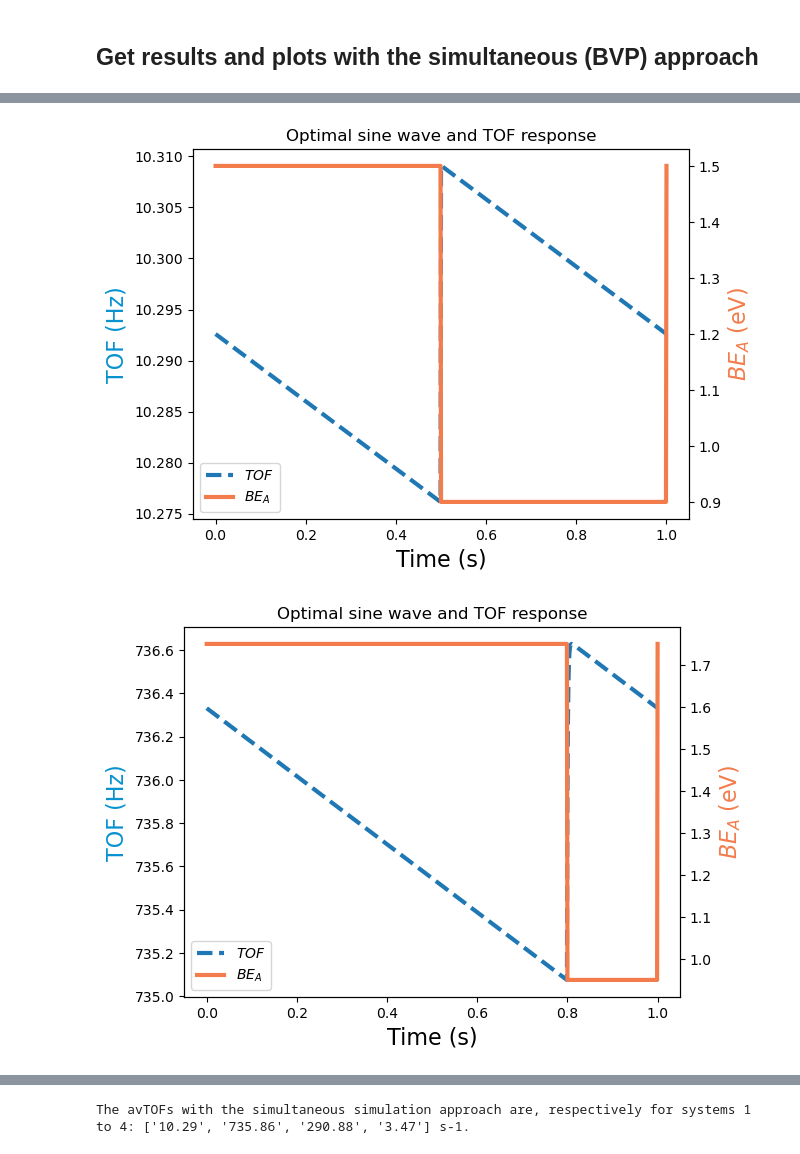
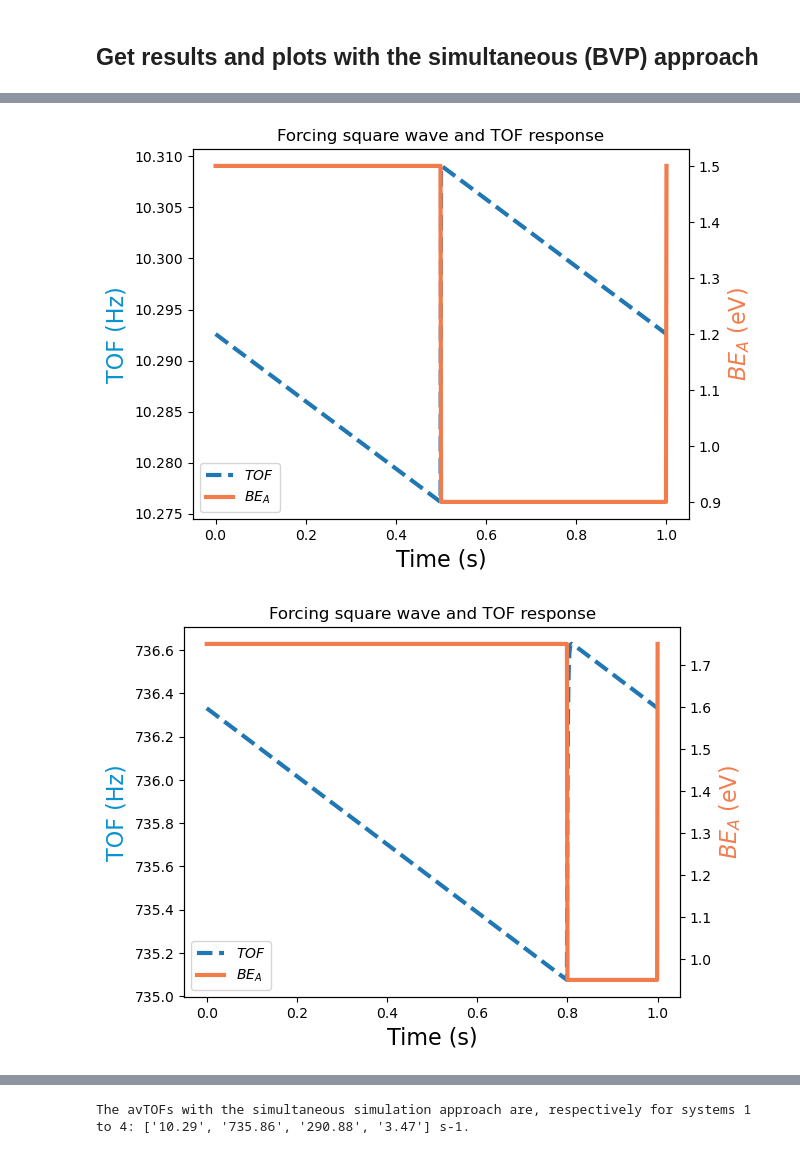
Before and after one commit to KitchinHUB/si-dynamic-catalysis-1, a Jupyter notebook: Comparison_IVP_BVP_run_time/8-Square_wave_BVP_IVP_Comparison+Run_time_Comparisons.ipynb, the cells around one changed output, grey strips where cells are left out. Drawn from its saved outputs; the diff is of its cells as text; code cells hidden in the pictures.

Commit message:
fixed plot titles

```diff
--- a/Comparison_IVP_BVP_run_time/8-Square_wave_BVP_IVP_Comparison+Run_time_Comparisons.ipynb
+++ b/Comparison_IVP_BVP_run_time/8-Square_wave_BVP_IVP_Comparison+Run_time_Comparisons.ipynb
@@ -580,7 +580,7 @@ for params.offset, params.amplitude, params.freq_osci, params.duty_cycle in \
     lines, labels = ax1.get_legend_handles_labels()
     lines2, labels2 = ax2.get_legend_handles_labels()
     ax2.legend(lines + lines2, labels + labels2, loc='lower left')
-    ax2.set_title('Optimal sine wave and TOF response');
+    ax2.set_title('Forcing square wave and TOF response');
 # %% [output]
 Ipopt 3.13.2:
 
@@ -600,4 +600,4 @@ Total CPU secs in NLP function evaluations           =      0.002
 
 EXIT: Optimal Solution Found.
-[figure, old version]
+[figure, new version]
-[figure, old version]
+[figure, new version]
```
Also changed, not shown: parts of 3 cells of this notebook.
